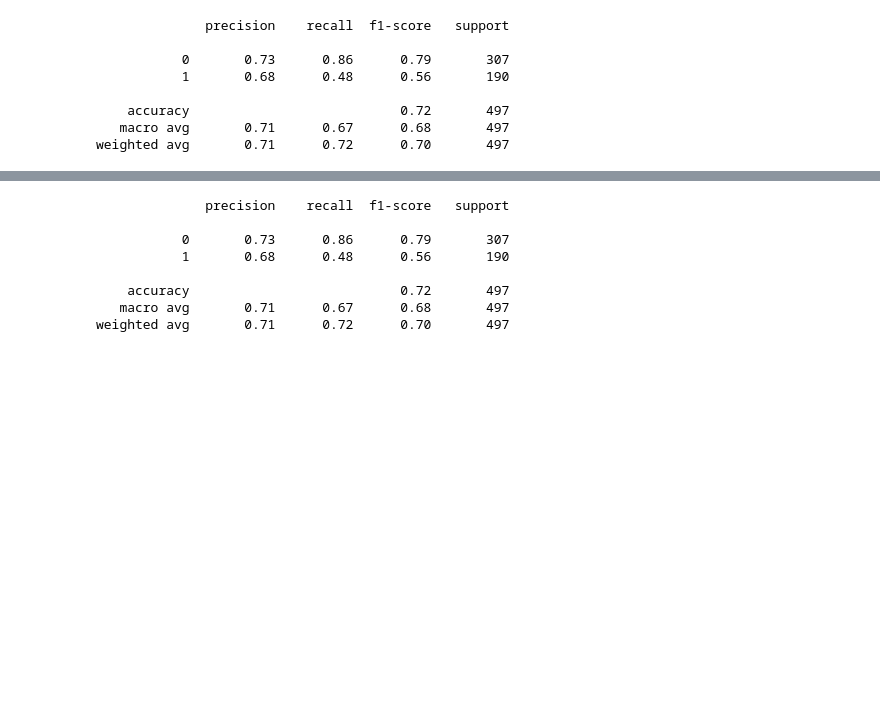
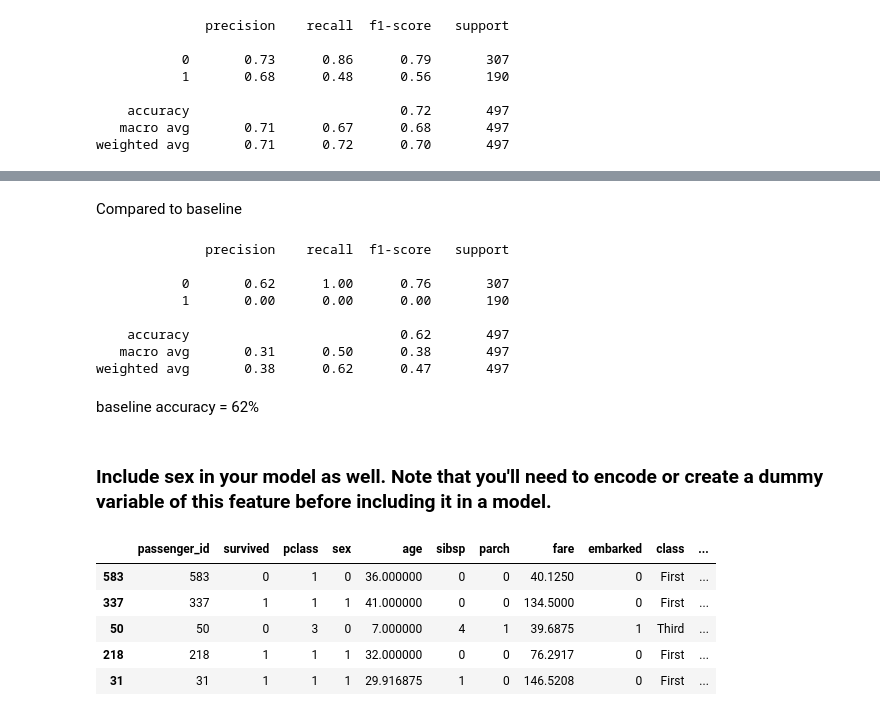
Before and after one commit to Joshua-C-Bryant/classification-exercises, a Jupyter notebook: model.ipynb, the cells around one changed output, grey strips where cells are left out. Cells and saved outputs as stored; diff of their text form; code cells hidden in the pictures; blank space fills up the shorter version.

```diff
--- a/model.ipynb
+++ b/model.ipynb
@@ -701,3 +701,11 @@ train.head()
 | 50 | 50 | 0 | 3 | male | 7.000000 | 4 | 1 | 39.6875 | S | Third | ... |
 | 218 | 218 | 1 | 1 | female | 32.000000 | 0 | 0 | 76.2917 | C | First | ... |
 | 31 | 31 | 1 | 1 | female | 29.916875 | 1 | 0 | 146.5208 | C | First | ... |
+# %%
+train.replace({'sex':{'male': 0, 'female': 1}}, inplace=True)
+validate.replace({'sex':{'male': 0, 'female': 1}}, inplace=True)
+test.replace({'sex':{'male': 0, 'female': 1}}, inplace=True)
+# %%
+train.replace({'embarked':{'C': 0, 'S': 1, 'Q': 2}}, inplace=True)
+validate.replace({'embarked':{'C': 0, 'S': 1, 'Q': 2}}, inplace=True)
+test.replace({'embarked':{'C': 0, 'S': 1, 'Q': 2}}, inplace=True)
@@ -704,3 +719,8 @@ train.head()
+# %%
+# adding a baseline for future questions
+train['baseline'] = 0
+validate['baseline'] = 0
+test['baseline'] = 0
 # %%
 x_cols = ['pclass','age','fare']
 y_col = ['survived']
@@ -796,0 +806,2 @@ X_train.head()
+# %% [markdown]
+Compared to baseline
@@ -799,15 +817,28 @@ logit = LogisticRegression(C=1, random_state=123)
 logit.fit(X_train, y_train)
 y_pred = logit.predict(X_train)
 y_pred_proba = logit.predict_proba(X_train)
-y_pred_proba = pd.DataFrame(y_pred_proba, columns = ['non-versicolor', 'versicolor'])
+y_pred_proba = pd.DataFrame(y_pred_proba)
 y_pred_proba.head()
 print(classification_report(y_train, y_pred))
 # %% [output]
               precision    recall  f1-score   support
 
-           0       0.73      0.86      0.79       307
-           1       0.68      0.48      0.56       190
+           0       0.62      1.00      0.76       307
+           1       0.00      0.00      0.00       190
 
-    accuracy                           0.72       497
-   macro avg       0.71      0.67      0.68       497
-weighted avg       0.71      0.72      0.70       497
+    accuracy                           0.62       497
+   macro avg       0.31      0.50      0.38       497
+weighted avg       0.38      0.62      0.47       497
+# %% [markdown]
+baseline accuracy = 62%
+# %% [markdown]
+### Include sex in your model as well. Note that you'll need to encode or create a dummy variable of this feature before including it in a model.
+# %%
+train.head()
+# %% [output]
+|  | passenger_id | survived | pclass | sex | age | sibsp | parch | fare | embarked | class | ... |
+| 583 | 583 | 0 | 1 | 0 | 36.000000 | 0 | 0 | 40.1250 | 0 | First | ... |
+| 337 | 337 | 1 | 1 | 1 | 41.000000 | 0 | 0 | 134.5000 | 0 | First | ... |
+| 50 | 50 | 0 | 3 | 0 | 7.000000 | 4 | 1 | 39.6875 | 1 | Third | ... |
+| 218 | 218 | 1 | 1 | 1 | 32.000000 | 0 | 0 | 76.2917 | 0 | First | ... |
+| 31 | 31 | 1 | 1 | 1 | 29.916875 | 1 | 0 | 146.5208 | 0 | First | ... |
```
Also changed, not shown: parts of 17 cells of this notebook.
